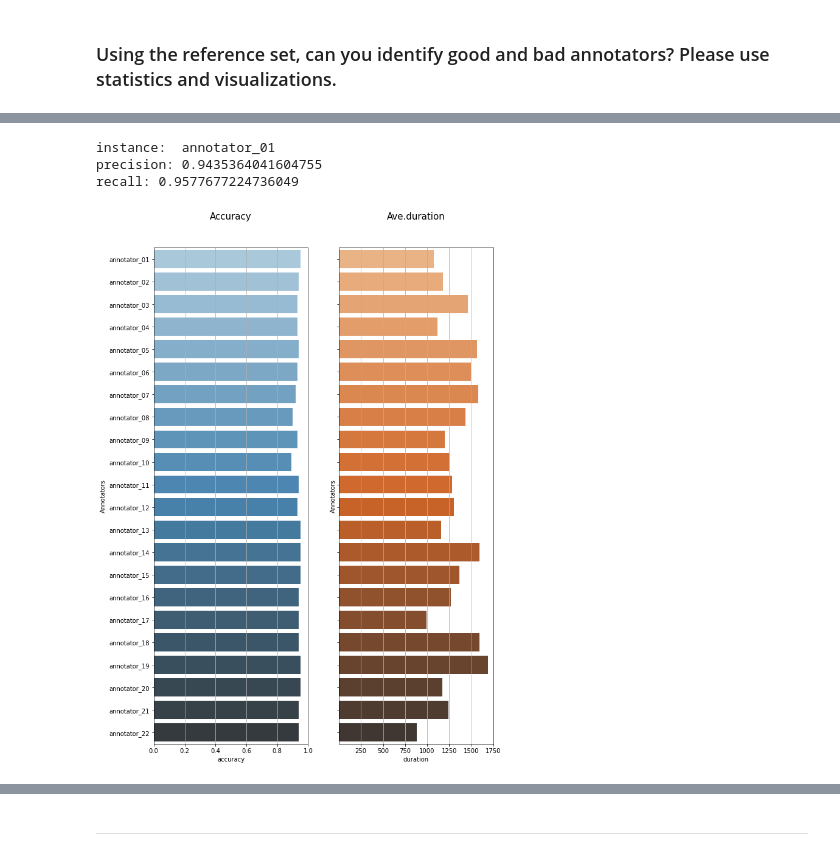
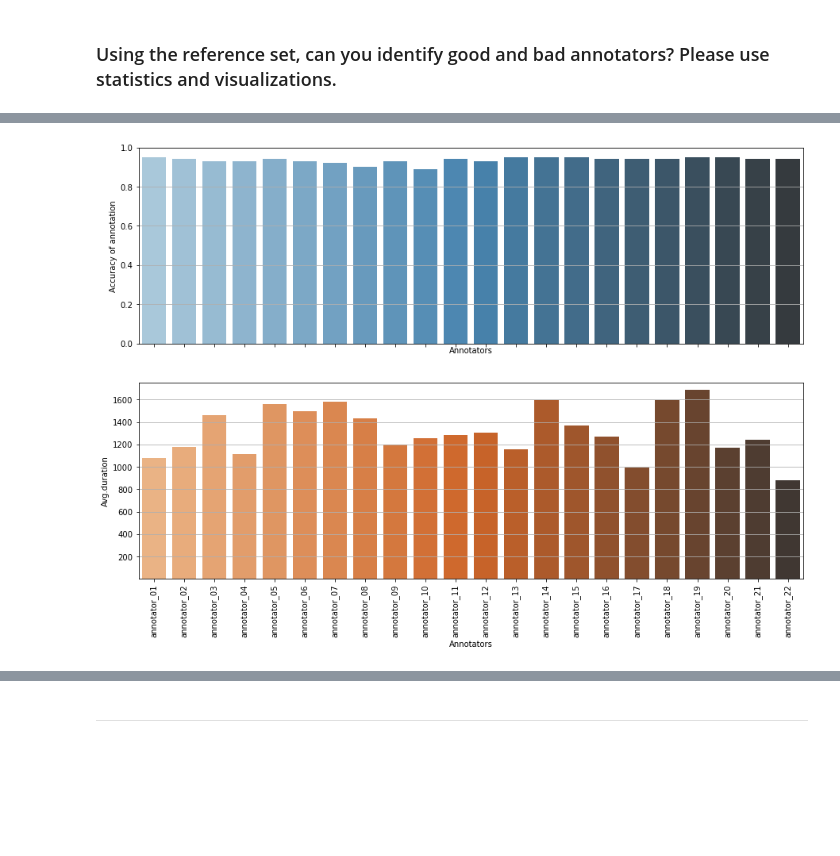
Before and after one commit to msm216/bicycle-annotator, a Jupyter notebook: bicycle_annotation.ipynb, the cells around one changed output, grey strips where cells are left out. Cells and saved outputs as stored; diff of their text form; code cells hidden in the pictures; blank space fills up the shorter version.

```diff
--- a/bicycle_annotation.ipynb
+++ b/bicycle_annotation.ipynb
@@ -222,19 +289,21 @@ There are 5 annotation(s) with non-positive duration, which is not possible.
 # %%
 # fix the non-positive durations
 def fix_negativ(df=data, inst='user', targ='duration'):
+    '''
+    Replace the non-positive value with the average of positive values
+    of column 'duration' for each 'user'.
+    '''
     # make a copy of the DataFrame
     df_new = df.copy(deep=True)
     # deduplication by chosen column
     inst_list = list(set(df_new[inst]))
 
     for i in inst_list:
-        # slice by current category value
         df_sl = df_new.loc[df_new[inst]==str(i)]
-        # get index of negative values as list
+        # index of non-positive values
         neg_ind = list(df_sl.loc[(df_sl[targ]<=0)].index)
-        # get mean of positive values under target column
+        # mean of normal values
         mean = df_sl[~(df_sl[targ]<=0)][targ].mean()
-        # replace the negative value with the mean
         df_new.loc[neg_ind, targ] = mean
 
     return df_new
@@ -568,5 +609,5 @@ plt.show()
 ### Using the reference set, can you identify good and bad annotators?  Please use statistics and visualizations.
 # %%
 # get statistical information for users
-stats_user = statistic_master(col='user')
+stats_user = statistic_master(data_fix, col='user')
 # %% [output]
@@ -594,23 +634,0 @@ stats_user
-# %%
-# verified precision and recall with scikit-learn
-from sklearn.metrics import confusion_matrix
-
-inst='user'
-ll = list(set(data_fix[inst]))
-nn = np.random.randint(0, len(ll))
-print("instance: ", ll[nn])
-
-y_pred = list(data_fix['answer'].loc[data_fix[inst]==ll[nn]])
-y_true = list(data_fix['reference'].loc[data_fix[inst]==ll[nn]])
-
-tn, fp, fn, tp = confusion_matrix(y_true, y_pred).ravel()
-
-prec = tp/(tp+fp)
-rec = tp/(tp+fn)
-
-print("precision:", prec)
-print("recall:", rec)
-# %% [output]
-instance:  annotator_01
-precision: 0.9435364041604755
-recall: 0.9577677224736049
@@ -623,22 +635,24 @@ roc_display = RocCurveDisplay(fpr=fpr, tpr=tpr).plot()
 # %%
-# visualize the accuracy and ave.annotation time by each annotator
-fig, ax = plt.subplots(1, 2, sharey=True, figsize=(10,15))
+# visualize the accuracy and avg. annotation time by each annotator
+fig, ax = plt.subplots(2, 1, sharex=True, figsize=(15,10))
 
-ax[0].set_title("Accuracy", y=1.05, size=15)
-sns.barplot(x='accuracy', y='instance', data=stats_user, palette='Blues_d', ax=ax[0])
-#ax[0].set_xlabel('Accuracy of annotation', fontsize=10)
-ax[0].set_ylabel('Annotators', fontsize=10)
-ax[0].set_xlim([0, 1])
-ax[0].grid(axis='x')
+#ax[0].set_title("Accuracy", y=1.05, size=15)
+sns.barplot(x='user', y='accuracy', data=stats_user, palette='Blues_d', ax=ax[0])
+ax[0].set_ylabel('Accuracy of annotation', fontsize=10)
+ax[0].set_xlabel('Annotators', fontsize=10)
+ax[0].xaxis.set_tick_params(rotation=90)
+ax[0].set_ylim([0, 1])
+ax[0].grid(axis='y')
 
-ax[1].set_title("Ave.duration", y=1.05, size=15)
-sns.barplot(x='duration', y='instance', data=stats_user, palette='Oranges_d', ax=ax[1])
-#ax[1].set_xlabel('Ave.duration of annotation', fontsize=10)
-ax[1].set_ylabel('Annotators', fontsize=10)
-ax[1].set_xlim([1, 1750])
-ax[1].grid(axis='x')
+#ax[1].set_title("Avg.duration", y=1.05, size=15)
+sns.barplot(x='user', y='avg.duration', data=stats_user, palette='Oranges_d', ax=ax[1])
+ax[1].set_ylabel('Avg.duration', fontsize=10)
+ax[1].set_xlabel('Annotators', fontsize=10)
+ax[1].xaxis.set_tick_params(rotation=90)
+ax[1].set_ylim([1, 1750])
+ax[1].grid(axis='y')
 
 plt.show()
 # %% [output]
-[figure, old version]
+[figure, new version]
 # %%
```
Also changed, not shown: parts of 41 cells of this notebook, 2 other files.
